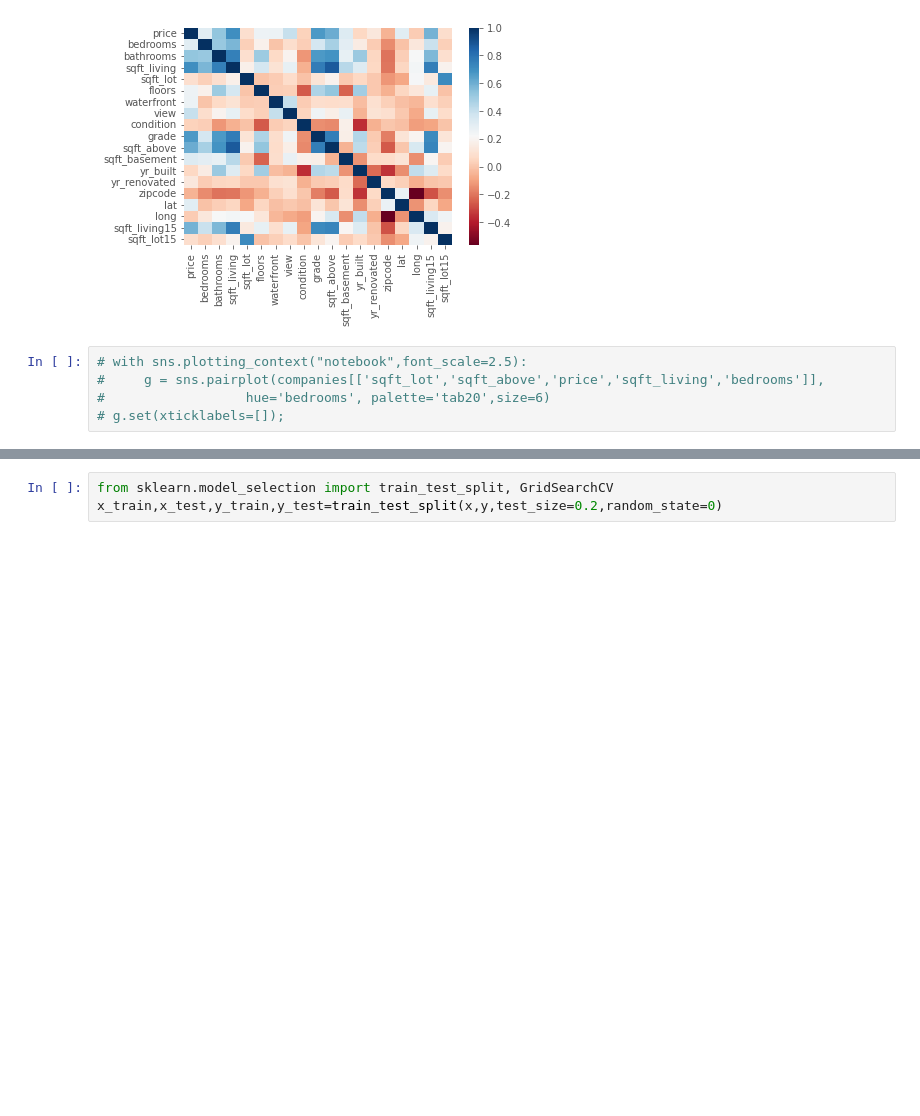
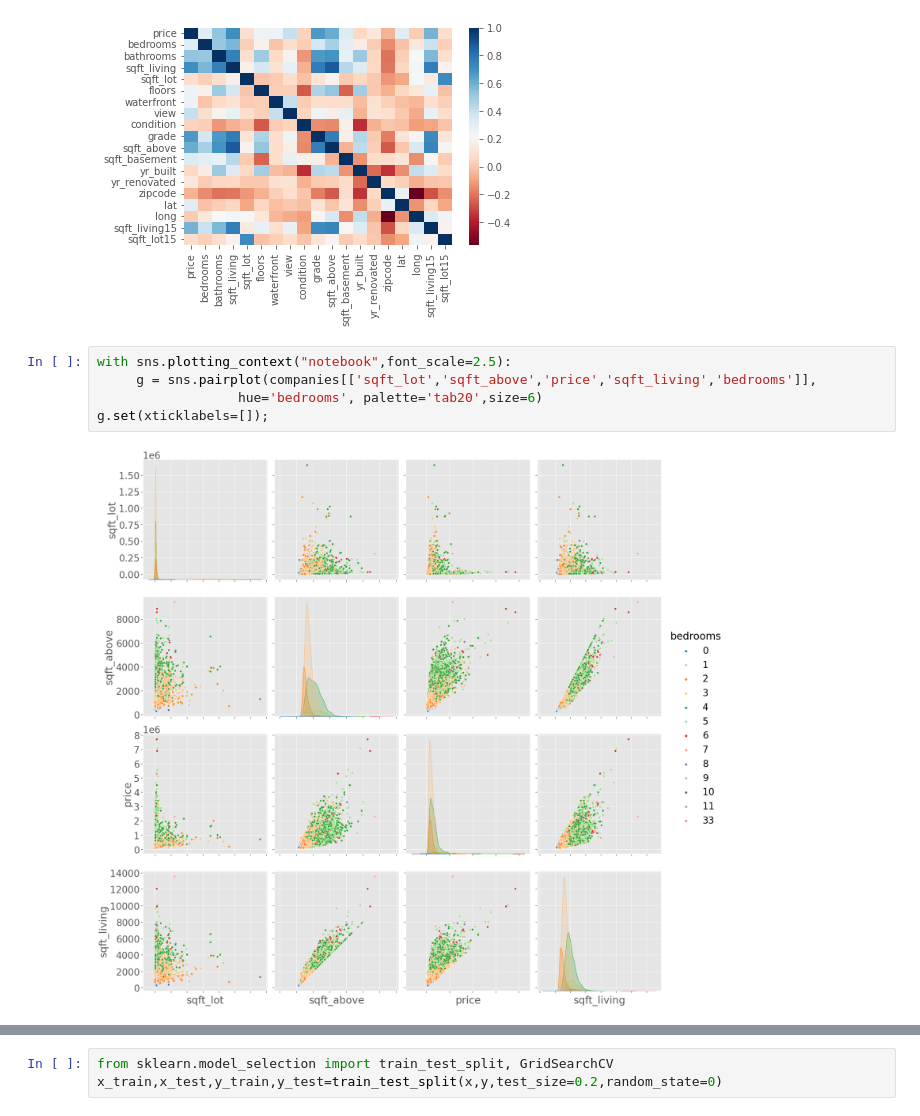
Before and after one commit to lrdkelvin/CapStone, a Jupyter notebook: Untitled.ipynb, the cells around one changed output, grey strips where cells are left out. Drawn from its saved outputs; the diff is of its cells as text; blank space fills up the shorter version.

```diff
--- a/Untitled.ipynb
+++ b/Untitled.ipynb
@@ -38,7 +78,9 @@ sns.heatmap(companies.corr(), cmap='RdBu')
 <AxesSubplot:>
 [figure]
 # %%
-# with sns.plotting_context("notebook",font_scale=2.5):
-#     g = sns.pairplot(companies[['sqft_lot','sqft_above','price','sqft_living','bedrooms']],
-#                  hue='bedrooms', palette='tab20',size=6)
-# g.set(xticklabels=[]);
+with sns.plotting_context("notebook",font_scale=2.5):
+     g = sns.pairplot(companies[['sqft_lot','sqft_above','price','sqft_living','bedrooms']],
+                  hue='bedrooms', palette='tab20',size=6)
+g.set(xticklabels=[]);
+# %% [output]
+[figure, added]
```
Also changed, not shown: parts of 43 cells of this notebook, 1 other file.
